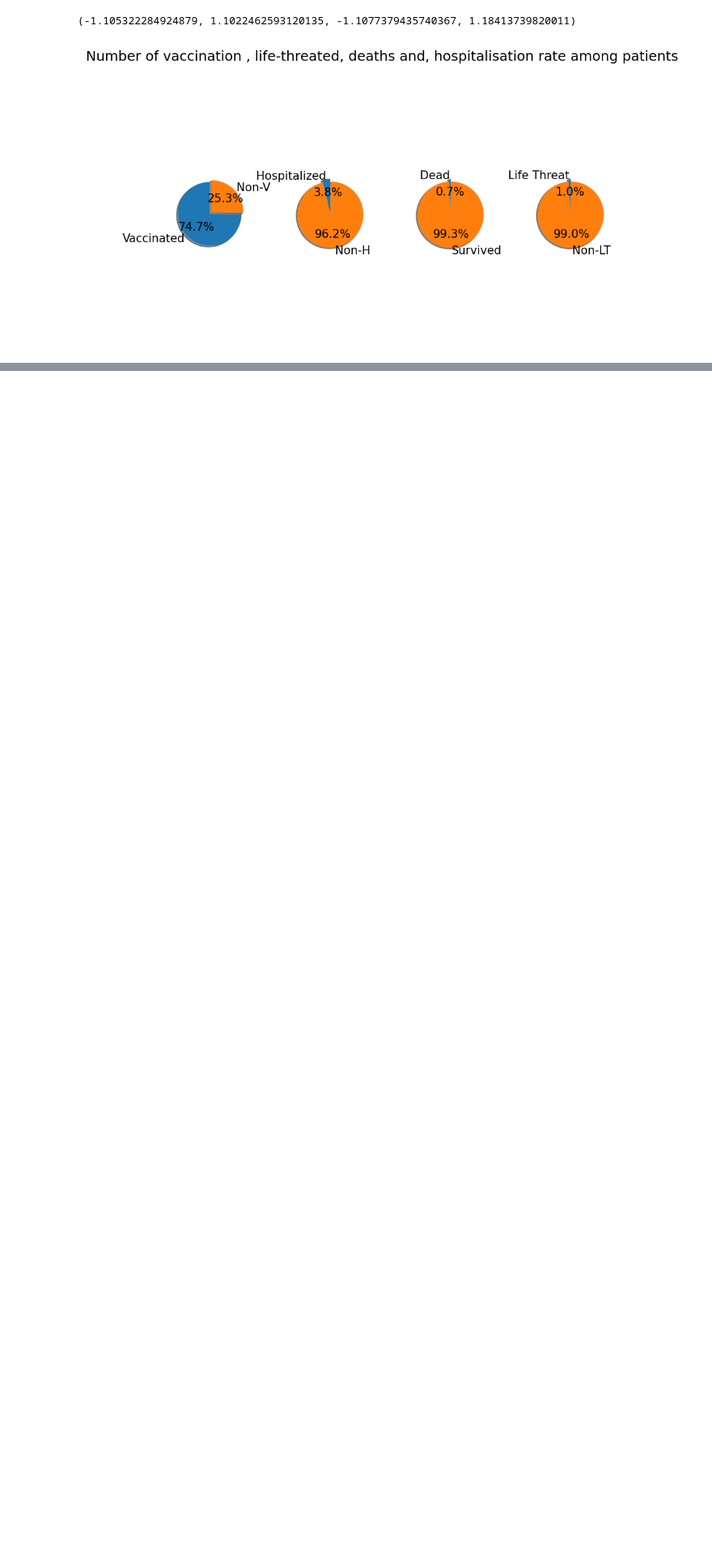
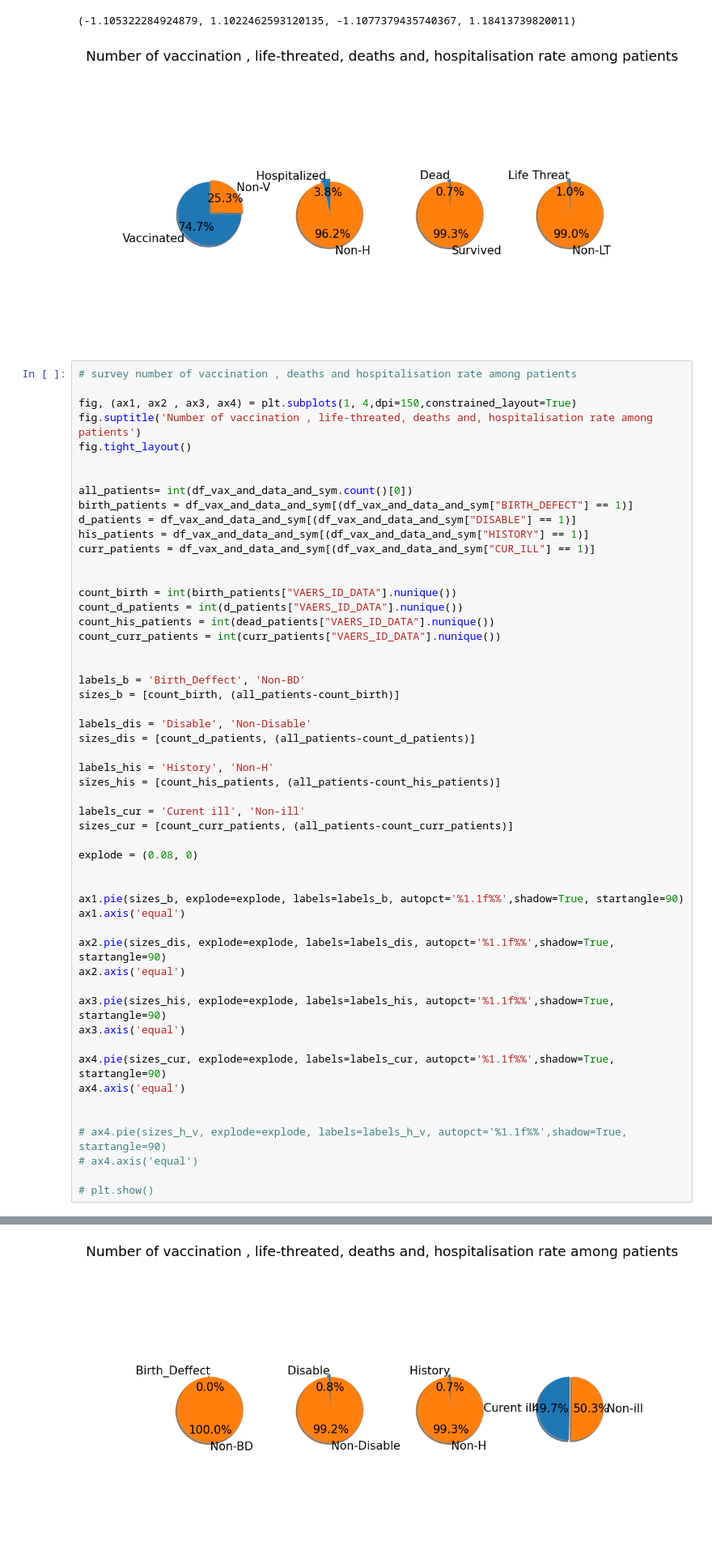
Before and after one commit to Eg07/Data_Literacy_Ws_21_22, a Jupyter notebook: src/model.ipynb, the cells around one changed output, grey strips where cells are left out. Shown: that part at 81% size. Drawn from its saved outputs; the diff is of its cells as text; blank space fills up the shorter version.

Commit message:
add new charts

```diff
--- a/src/model.ipynb
+++ b/src/model.ipynb
@@ -1055,3 +1055,57 @@ ax4.axis('equal')
 # %% [output]
 (-1.105322284924879, 1.1022462593120135, -1.1077379435740367, 1.18413739820011)
 [figure]
+# %%
+# survey number of vaccination , deaths and hospitalisation rate among patients
+
+fig, (ax1, ax2 , ax3, ax4) = plt.subplots(1, 4,dpi=150,constrained_layout=True)
+fig.suptitle('Number of vaccination , life-threated, deaths and, hospitalisation rate among patients')
+fig.tight_layout()
+
+
+all_patients= int(df_vax_and_data_and_sym.count()[0])
+birth_patients = df_vax_and_data_and_sym[(df_vax_and_data_and_sym["BIRTH_DEFECT"] == 1)]
+d_patients = df_vax_and_data_and_sym[(df_vax_and_data_and_sym["DISABLE"] == 1)]
+his_patients = df_vax_and_data_and_sym[(df_vax_and_data_and_sym["HISTORY"] == 1)]
+curr_patients = df_vax_and_data_and_sym[(df_vax_and_data_and_sym["CUR_ILL"] == 1)]
+
+
+count_birth = int(birth_patients["VAERS_ID_DATA"].nunique())
+count_d_patients = int(d_patients["VAERS_ID_DATA"].nunique())
+count_his_patients = int(dead_patients["VAERS_ID_DATA"].nunique())
+count_curr_patients = int(curr_patients["VAERS_ID_DATA"].nunique())
+
+
+labels_b = 'Birth_Deffect', 'Non-BD'
+sizes_b = [count_birth, (all_patients-count_birth)]
+
+labels_dis = 'Disable', 'Non-Disable'
+sizes_dis = [count_d_patients, (all_patients-count_d_patients)]
+
+labels_his = 'History', 'Non-H'
+sizes_his = [count_his_patients, (all_patients-count_his_patients)]
+
+labels_cur = 'Curent ill', 'Non-ill'
+sizes_cur = [count_curr_patients, (all_patients-count_curr_patients)]
+
+explode = (0.08, 0)
+
+
+ax1.pie(sizes_b, explode=explode, labels=labels_b, autopct='%1.1f%%',shadow=True, startangle=90)
+ax1.axis('equal')
+
+ax2.pie(sizes_dis, explode=explode, labels=labels_dis, autopct='%1.1f%%',shadow=True, startangle=90)
+ax2.axis('equal')
+
+ax3.pie(sizes_his, explode=explode, labels=labels_his, autopct='%1.1f%%',shadow=True, startangle=90)
+ax3.axis('equal')
+
+ax4.pie(sizes_cur, explode=explode, labels=labels_cur, autopct='%1.1f%%',shadow=True, startangle=90)
+ax4.axis('equal')
+
+
+# ax4.pie(sizes_h_v, explode=explode, labels=labels_h_v, autopct='%1.1f%%',shadow=True, startangle=90)
+# ax4.axis('equal')
+
+# plt.show()
+# %% [output]
@@ -1058,3 +1116,4 @@ ax4.axis('equal')
+[figure, added]
 # %%
 ax = hospitalized_patients["HOSPDAYS"].value_counts().plot(kind='bar', color='green')
 t = ax.set_xticklabels(ax.get_xticklabels(), rotation=70, horizontalalignment='right')
```
Also changed, not shown: parts of 9 cells of this notebook.
